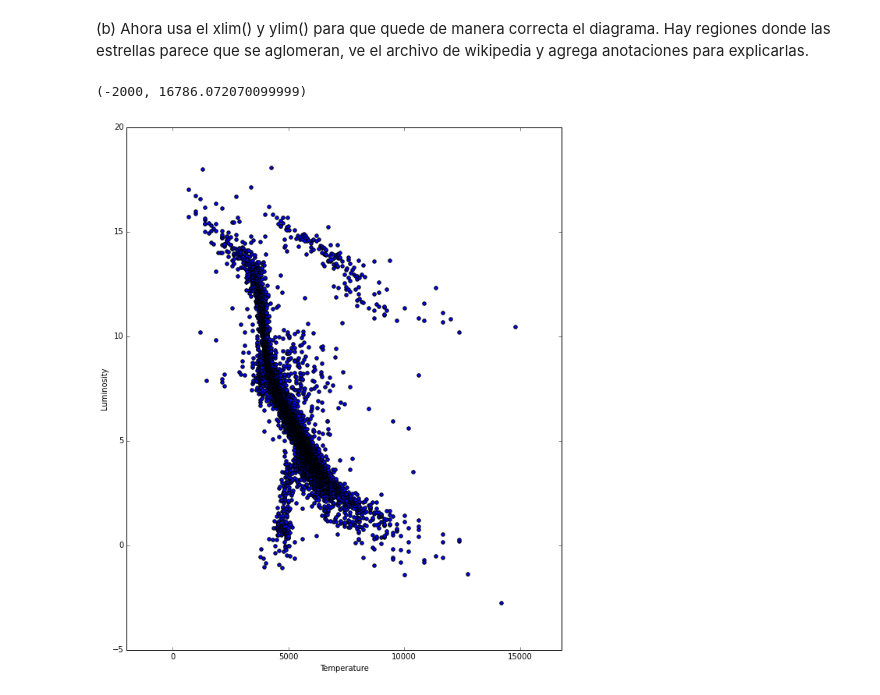
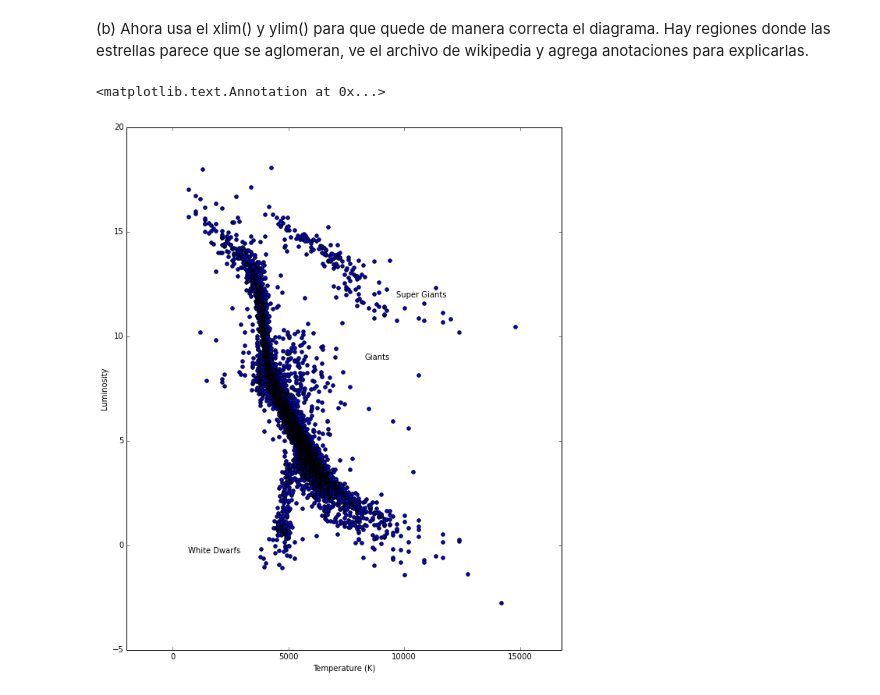
Before and after one commit to luisdiegov/mate-computacional, a Jupyter notebook: alumnos/luisdiegov/Tarea7Marzo/NumPy_tarea.ipynb, the cells around one changed output. Cells and saved outputs as stored; diff of their text form; code cells hidden in the pictures.

```diff
--- a/alumnos/luisdiegov/Tarea7Marzo/NumPy_tarea.ipynb
+++ b/alumnos/luisdiegov/Tarea7Marzo/NumPy_tarea.ipynb
@@ -238,13 +249,22 @@ Utiliza el archivo starts.txt (localizado en la carpeta data), el cual contiene
 # %%
 temp, lum = np.loadtxt('stars.txt', unpack = True, usecols = [0,1])
 
 plt.figure(figsize = (10,12))
 
 plt.scatter(temp, lum)
 
-plt.xlabel('Temperature')
+plt.xlabel('Temperature (K)')
 plt.ylabel('Luminosity')
 plt.xlim(-2000,max(temp) + 2000)
+
+plt.annotate('White Dwarfs', (1000,0), (-10,-10),
+             xycoords = 'data', textcoords = 'offset points')
+
+plt.annotate('Super Giants', (10000,10), (-10,50),
+             xycoords = 'data', textcoords = 'offset points')
+
+plt.annotate('Giants', (10000,7), (-50,50),
+             xycoords = 'data', textcoords = 'offset points')
 # %% [output]
-(-2000, 16786.072070099999)
+<matplotlib.text.Annotation at 0x...>
-[figure, old version]
+[figure, new version]
```
Also changed, not shown: parts of 7 cells of this notebook, 1 other file.
